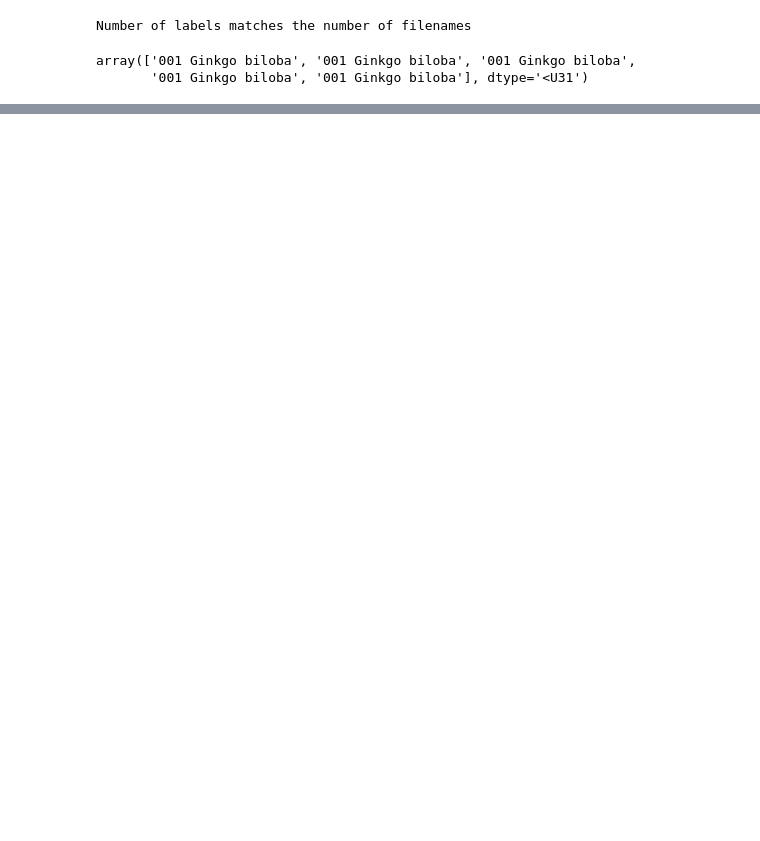
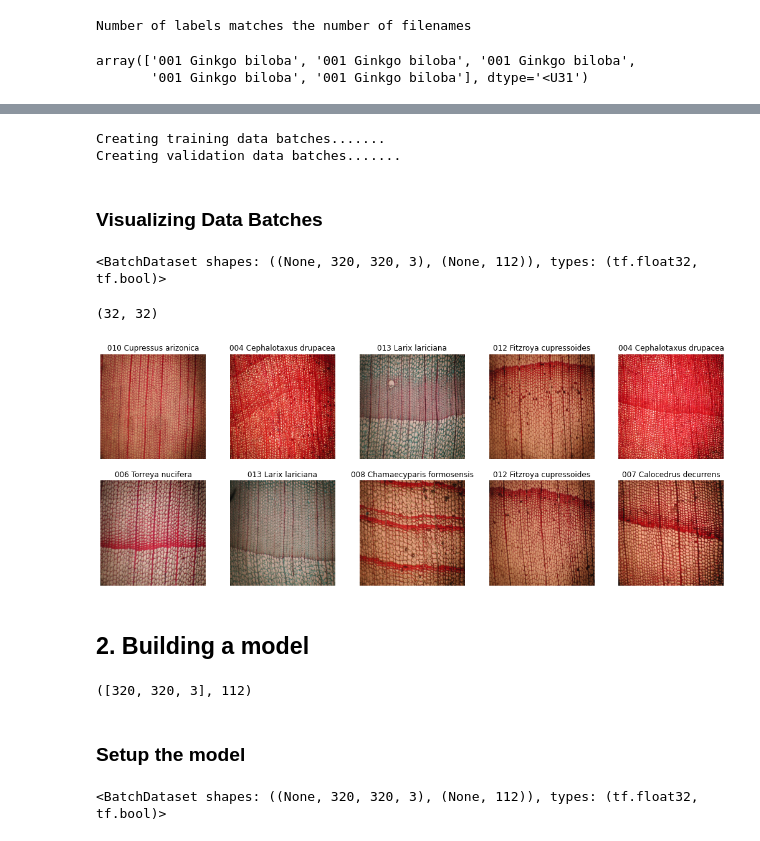
Before and after one commit to Manhow/LUT_CNN, a Jupyter notebook: ADAML.ipynb, the cells around one changed output, grey strips where cells are left out. Drawn from its saved outputs; the diff is of its cells as text; code cells hidden in the pictures; blank space fills up the shorter version.

```diff
--- a/ADAML.ipynb
+++ b/ADAML.ipynb
@@ -119,0 +252,8 @@ array(['001 Ginkgo biloba', '001 Ginkgo biloba', '001 Ginkgo biloba',
+# %%
+# Function to get image and its label
+def get_image_label(image_path, label):
+    """
+    Function get_image_label returns the image after processing (Tensor type) & its label
+    """
+    image = process_image(image_path)
+    return image, label
@@ -119,0 +306,47 @@ array(['001 Ginkgo biloba', '001 Ginkgo biloba', '001 Ginkgo biloba',
+# %%
+# Create training and validation data batches
+train_data = create_data_batches(x_train, y_train)
+valid_data = create_data_batches(x_val, y_val, valid_data=True)
+# %% [output]
+Creating training data batches.......
+Creating validation data batches.......
+# %% [markdown]
+### Visualizing Data Batches
+# %%
+train_data
+# %% [output]
+<BatchDataset shapes: ((None, 320, 320, 3), (None, 112)), types: (tf.float32, tf.bool)>
+# %%
+# FUnction for viewing images in a data batch
+def show_25_images(images, labels):
+    """
+    Displays a plot of 25 images and their labels from a data batch
+    """
+
+  # Setup the figure
+    plt.figure(figsize=(18,18))
+    # Loop through 25
+    for i in range(10):
+    # Create sublots (5 row, 5 columns)
+        ax = plt.subplot(5 , 5, i+1)
+        # Display an image
+        plt.imshow(images[i])
+        # Add the image label as the title
+        plt.title(unique_species[labels[i].argmax()])
+        # Grid lines off
+        plt.axis("off")
+# %%
+train_images, train_labels = next(train_data.as_numpy_iterator())
+len(train_images), len(train_labels)
+
+val_images, tval_labels = next(valid_data.as_numpy_iterator())
+len(val_images), len(tval_labels)
+# %% [output]
+(32, 32)
+# %%
+# Visualize the data in a training batch
+show_25_images(train_images, train_labels)
+# %% [output]
+[figure, added]
+# %% [markdown]
+## 2. Building a model
@@ -119,0 +359,10 @@ array(['001 Ginkgo biloba', '001 Ginkgo biloba', '001 Ginkgo biloba',
+# %%
+(INPUT_SHAPE[1:], OUTPUT_SHAPE)
+# %% [output]
+([320, 320, 3], 112)
+# %% [markdown]
+### Setup the model
+# %%
+train_data
+# %% [output]
+<BatchDataset shapes: ((None, 320, 320, 3), (None, 112)), types: (tf.float32, tf.bool)>
```
Also changed, not shown: parts of 50 cells of this notebook, 2 other files.
